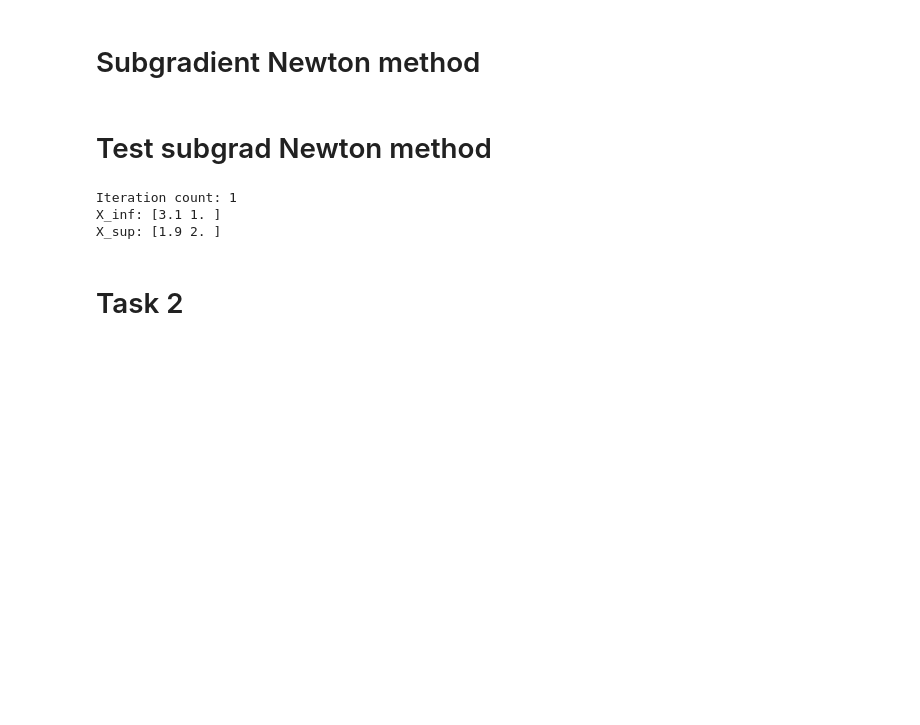
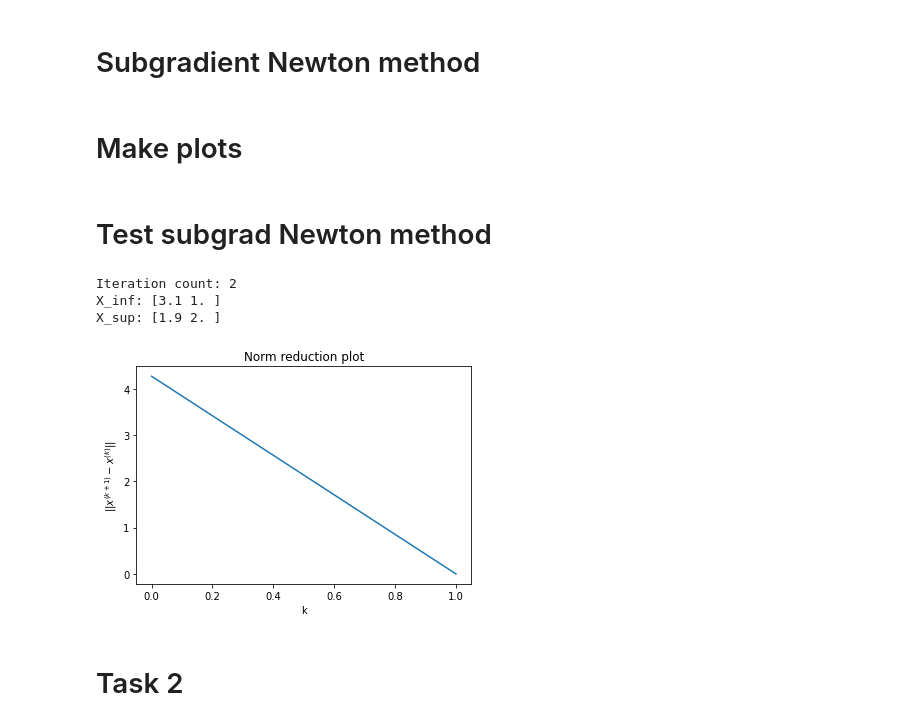
Before and after one commit to NikitaS4/Intervals, a Jupyter notebook: Notebooks/lab5.ipynb, the cells around one changed output. Saved outputs shown, nothing was run; the diff lists cells and outputs as text; code cells hidden in the pictures; blank space fills up the shorter version.

Commit message:
Imporve lab 5
Add plot making & saving

```diff
--- a/Notebooks/lab5.ipynb
+++ b/Notebooks/lab5.ipynb
@@ -30,7 +31,7 @@ def back_sti_vector(sti_vec):
     half = sti_vec.shape[0] // 2
     x_inf = -sti_vec[:half]
     x_sup = sti_vec[half:]
-    return x_inf, x_sup
+    return (x_inf, x_sup)
 
 def sti_dot_mtx(a_mtx):
     a_plus = np.zeros(a_mtx.shape)
@@ -92,7 +93,7 @@ def compute_D(D, i, j, a_ij, b_inf, b_sup):
 # %%
 def subdiff2(A, inf_b, sup_b):
     # params
-    learning_rate = 1
+    learning_rate = 1 # 0.3
     accuracy = 1e-10
     max_iter = 50
 
@@ -101,14 +102,15 @@ def subdiff2(A, inf_b, sup_b):
     # compute x0
     C_sti = sti_dot_mtx(A)  # for x0
     d_sti = sti_vector(inf_b, sup_b)  # for x0
-    cur_x = compute_x0(C_sti, d_sti)  # x0: (mid C)~ x0 = sti(b)
-    #cur_x = np.zeros(d_sti.shape[0])  # x0 = 0
+    #cur_x = compute_x0(C_sti, d_sti)  # x0: (mid C)~ x0 = sti(b)
+    cur_x = np.zeros(d_sti.shape[0])  # x0 = 0
 
     prev_x = cur_x
     started = False  # to enter the first iteration
 
     # do until method converges
     cur_iter = 0
+    worklist = [cur_x]  # return each step
     while not started or np.linalg.norm(cur_x - prev_x) > accuracy:
         started = True
         cur_iter += 1
@@ -126,5 +128,8 @@ def subdiff2(A, inf_b, sup_b):
         G_part = compute_G(A, prev_x, d_sti)
         dx = np.linalg.solve(D, -G_part)
         cur_x = prev_x + learning_rate * dx
+        worklist.append(cur_x)
     print(f"Iteration count: {cur_iter}")
-    return back_sti_vector(cur_x)
+    return back_sti_vector(cur_x), worklist
+# %% [markdown]
+# Make plots
@@ -131,13 +180,15 @@ def subdiff2(A, inf_b, sup_b):
 # %% [markdown]
 # Test subgrad Newton method
 # %%
-x_inf, x_sup = subdiff2(a_slae, inf_b, sup_b)
+(x_inf, x_sup), worklist = subdiff2(a_slae, inf_b, sup_b)
 print(f"X_inf: {x_inf}")
 print(f"X_sup: {x_sup}")
+make_plot_convergence(worklist, os.path.join('output', 'sys1worklist.png'))
 # %% [output]
-Iteration count: 1
+Iteration count: 2
 X_inf: [3.1 1. ]
 X_sup: [1.9 2. ]
+[figure, added]
 # %% [markdown]
 # Task 2
 # %% [markdown]
```
Also changed, not shown: parts of 7 cells of this notebook.
